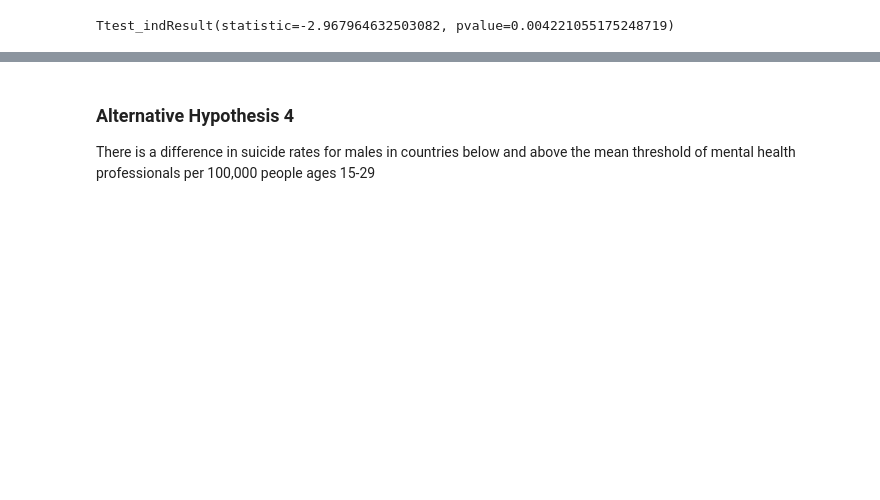
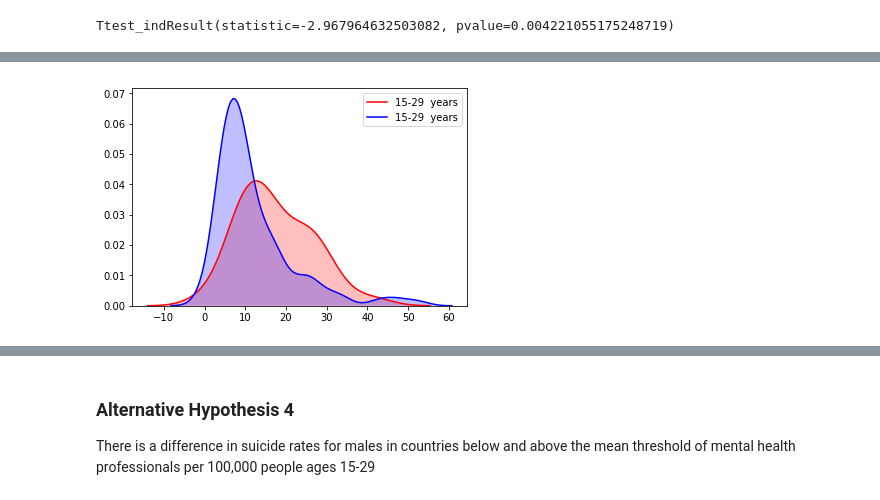
Before and after one commit to Dr-Salcedo/world_health_organization_mental_health_resource_study, a Jupyter notebook: notebooks/ps_world_health_organization_mental_health_resource_study.ipynb, the cells around one changed output, grey strips where cells are left out. Cells and saved outputs as stored; diff of their text form; code cells hidden in the pictures; blank space fills up the shorter version.

```diff
--- a/notebooks/ps_world_health_organization_mental_health_resource_study.ipynb
+++ b/notebooks/ps_world_health_organization_mental_health_resource_study.ipynb
@@ -301,0 +338,5 @@ Ttest_indResult(statistic=-2.967964632503082, pvalue=0.004221055175248719)
+# %%
+p1=sns.kdeplot(df_suicide_rate_male_above["15-29  years"], vertical=False, shade=True, color="r")
+p1=sns.kdeplot(df_suicide_rate_male_below["15-29  years"], vertical=False, shade=True, color="b")
+# %% [output]
+[figure, added]
```
Also changed, not shown: parts of 14 cells of this notebook.
